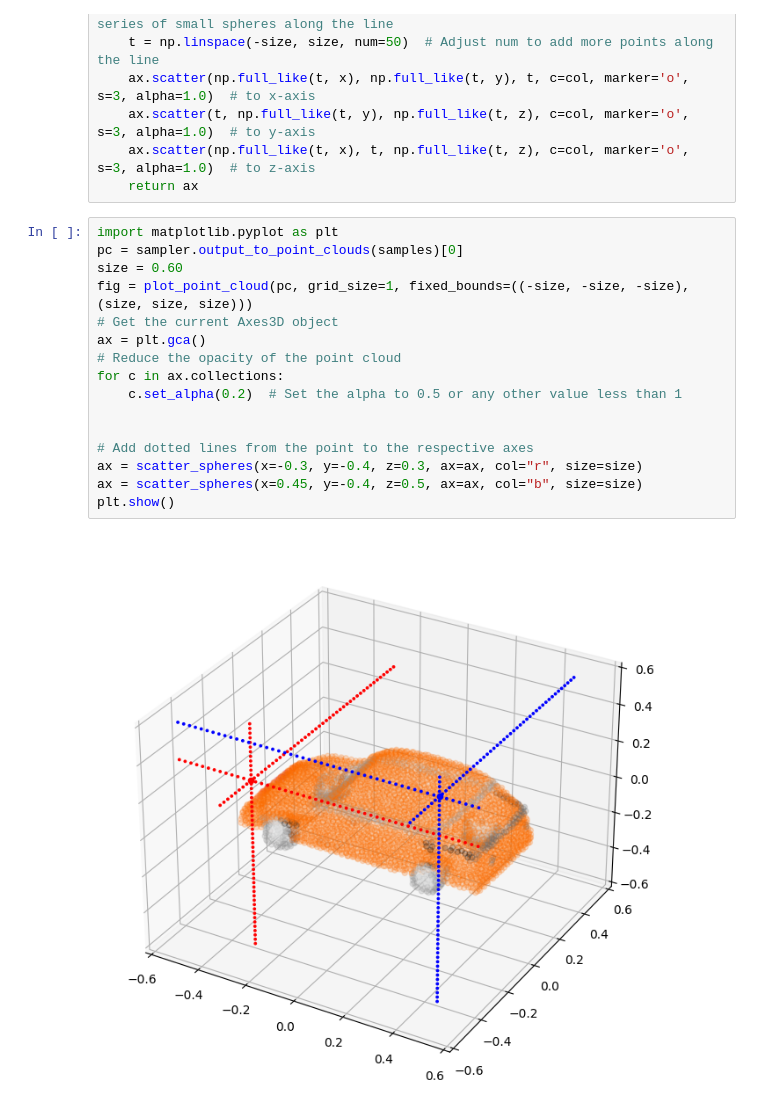
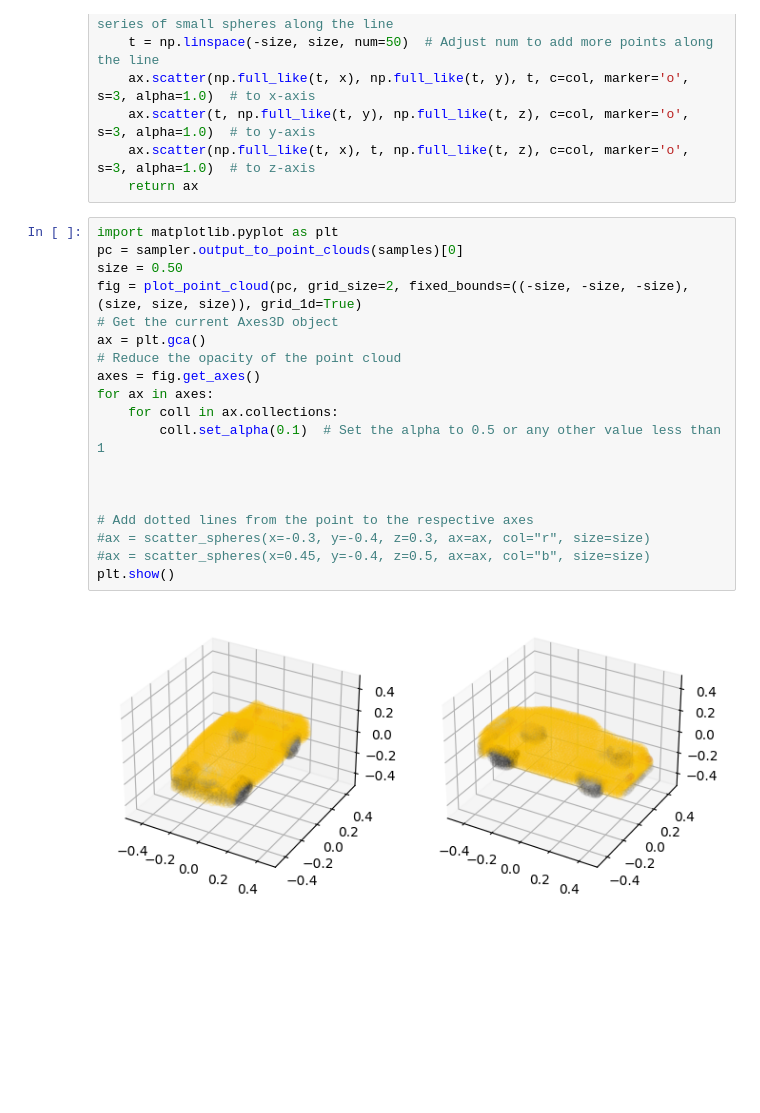
Before and after one commit to LudvigDillen/FACT_for_PCMC, a Jupyter notebook: visualization/point-e/point_e/examples/text2pointcloud.ipynb, the cells around one changed output. Drawn from its saved outputs; the diff is of its cells as text; blank space fills up the shorter version.

Commit message:
Update plotting

```diff
--- a/visualization/point-e/point_e/examples/text2pointcloud.ipynb
+++ b/visualization/point-e/point_e/examples/text2pointcloud.ipynb
@@ -75,18 +75,21 @@ def scatter_spheres(x, y, z, ax, col="r", size=0.50):
 # %%
 import matplotlib.pyplot as plt
 pc = sampler.output_to_point_clouds(samples)[0]
-size = 0.60
-fig = plot_point_cloud(pc, grid_size=1, fixed_bounds=((-size, -size, -size),(size, size, size)))
+size = 0.50
+fig = plot_point_cloud(pc, grid_size=2, fixed_bounds=((-size, -size, -size),(size, size, size)), grid_1d=True)
 # Get the current Axes3D object
 ax = plt.gca()
 # Reduce the opacity of the point cloud
-for c in ax.collections:
-    c.set_alpha(0.2)  # Set the alpha to 0.5 or any other value less than 1
+axes = fig.get_axes()
+for ax in axes:
+    for coll in ax.collections:
+        coll.set_alpha(0.1)  # Set the alpha to 0.5 or any other value less than 1
+
 
 
 # Add dotted lines from the point to the respective axes
-ax = scatter_spheres(x=-0.3, y=-0.4, z=0.3, ax=ax, col="r", size=size)
-ax = scatter_spheres(x=0.45, y=-0.4, z=0.5, ax=ax, col="b", size=size)
+#ax = scatter_spheres(x=-0.3, y=-0.4, z=0.3, ax=ax, col="r", size=size)
+#ax = scatter_spheres(x=0.45, y=-0.4, z=0.5, ax=ax, col="b", size=size)
 plt.show()
 # %% [output]
-[figure, old version]
+[figure, new version]
```
Also changed, not shown: parts of 1 cell of this notebook.
